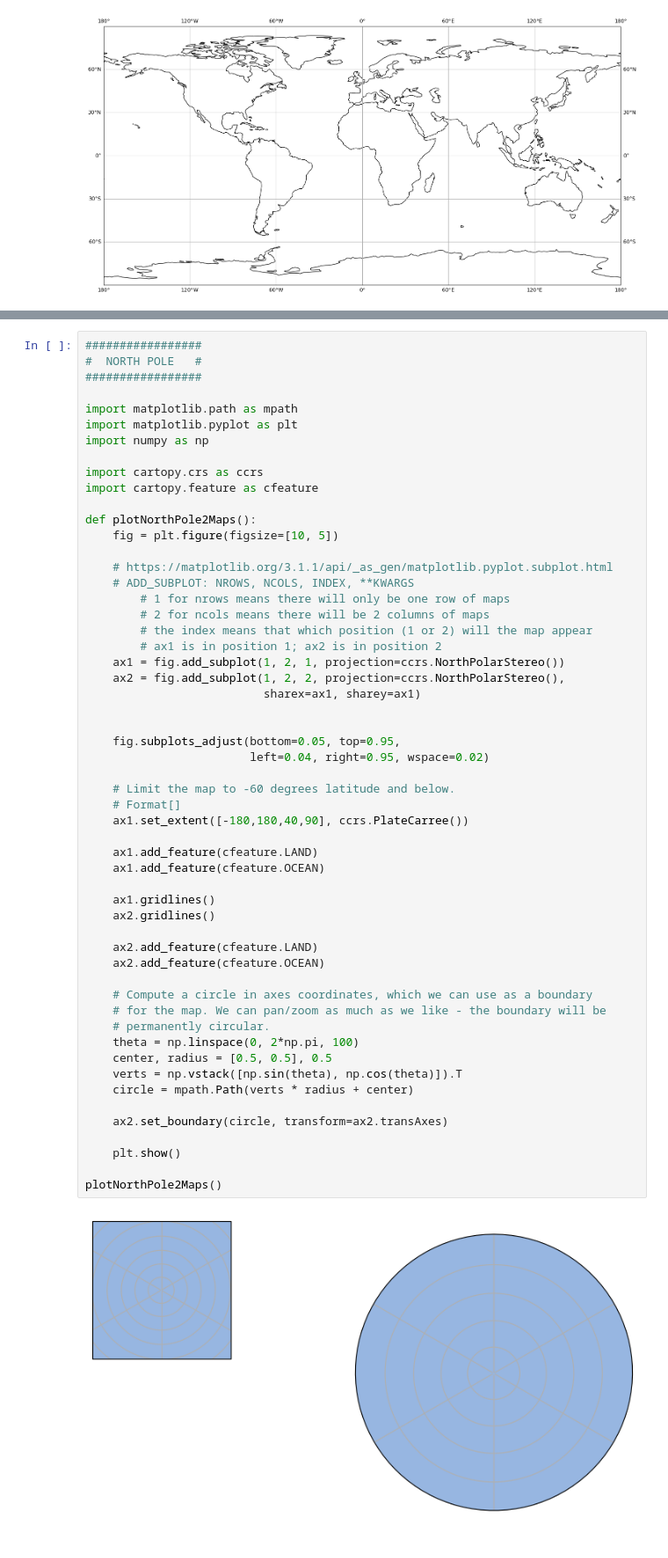
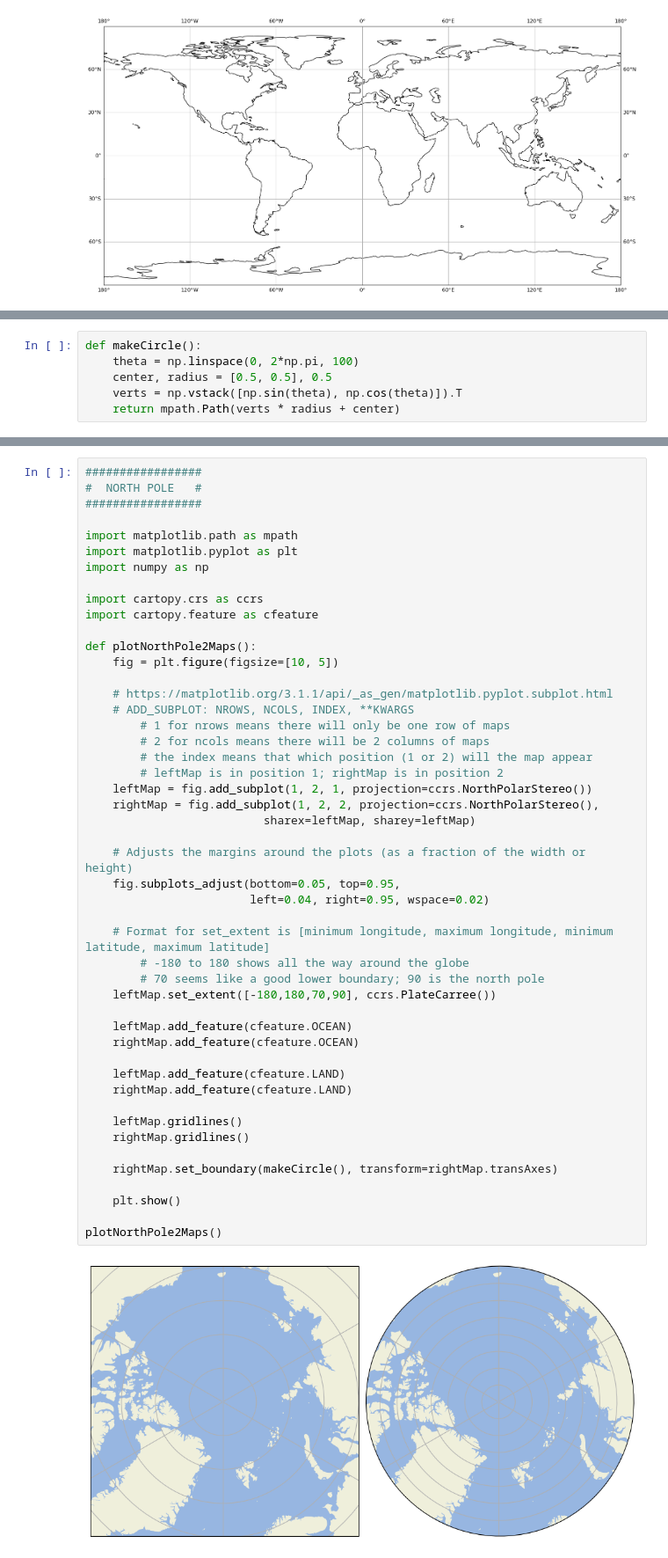
Before and after one commit to brepowell/icesat-data-visualization, a Jupyter notebook: practice-plotting/cartopy-practice.ipynb, the cells around one changed output, grey strips where cells are left out. Shown at 88% size. Drawn from its saved outputs; the diff is of its cells as text.

```diff
--- a/practice-plotting/cartopy-practice.ipynb
+++ b/practice-plotting/cartopy-practice.ipynb
@@ -145,3 +168,9 @@ plt.show()
+# %%
+def makeCircle():
+    theta = np.linspace(0, 2*np.pi, 100)
+    center, radius = [0.5, 0.5], 0.5
+    verts = np.vstack([np.sin(theta), np.cos(theta)]).T
+    return mpath.Path(verts * radius + center)
 # %%
 #################
 #  SOUTH POLE   #
@@ -195,54 +216,47 @@ plotSouthPole2Maps()
 #################
 
 import matplotlib.path as mpath
 import matplotlib.pyplot as plt
 import numpy as np
 
 import cartopy.crs as ccrs
 import cartopy.feature as cfeature
 
 def plotNorthPole2Maps():
     fig = plt.figure(figsize=[10, 5])
 
     # https://matplotlib.org/3.1.1/api/_as_gen/matplotlib.pyplot.subplot.html
     # ADD_SUBPLOT: NROWS, NCOLS, INDEX, **KWARGS
         # 1 for nrows means there will only be one row of maps
         # 2 for ncols means there will be 2 columns of maps
         # the index means that which position (1 or 2) will the map appear
-        # ax1 is in position 1; ax2 is in position 2
-    ax1 = fig.add_subplot(1, 2, 1, projection=ccrs.NorthPolarStereo())
-    ax2 = fig.add_subplot(1, 2, 2, projection=ccrs.NorthPolarStereo(),
-                          sharex=ax1, sharey=ax1)
+        # leftMap is in position 1; rightMap is in position 2
+    leftMap = fig.add_subplot(1, 2, 1, projection=ccrs.NorthPolarStereo())
+    rightMap = fig.add_subplot(1, 2, 2, projection=ccrs.NorthPolarStereo(),
+                          sharex=leftMap, sharey=leftMap)
 
-
+    # Adjusts the margins around the plots (as a fraction of the width or height)
     fig.subplots_adjust(bottom=0.05, top=0.95,
                         left=0.04, right=0.95, wspace=0.02)
 
-    # Limit the map to -60 degrees latitude and below.
-    # Format[]
-    ax1.set_extent([-180,180,40,90], ccrs.PlateCarree())
+    # Format for set_extent is [minimum longitude, maximum longitude, minimum latitude, maximum latitude]
+        # -180 to 180 shows all the way around the globe
+        # 70 seems like a good lower boundary; 90 is the north pole
+    leftMap.set_extent([-180,180,70,90], ccrs.PlateCarree())
 
-    ax1.add_feature(cfeature.LAND)
-    ax1.add_feature(cfeature.OCEAN)
+    leftMap.add_feature(cfeature.OCEAN)
+    rightMap.add_feature(cfeature.OCEAN)
 
-    ax1.gridlines()
-    ax2.gridlines()
+    leftMap.add_feature(cfeature.LAND)
+    rightMap.add_feature(cfeature.LAND)
 
-    ax2.add_feature(cfeature.LAND)
-    ax2.add_feature(cfeature.OCEAN)
+    leftMap.gridlines()
+    rightMap.gridlines()
 
-    # Compute a circle in axes coordinates, which we can use as a boundary
-    # for the map. We can pan/zoom as much as we like - the boundary will be
-    # permanently circular.
-    theta = np.linspace(0, 2*np.pi, 100)
-    center, radius = [0.5, 0.5], 0.5
-    verts = np.vstack([np.sin(theta), np.cos(theta)]).T
-    circle = mpath.Path(verts * radius + center)
-
-    ax2.set_boundary(circle, transform=ax2.transAxes)
+    rightMap.set_boundary(makeCircle(), transform=rightMap.transAxes)
 
     plt.show()
 
 plotNorthPole2Maps()
 # %% [output]
-[figure, old version]
+[figure, new version]
```
Also changed, not shown: parts of 10 cells of this notebook, 1 other file.
